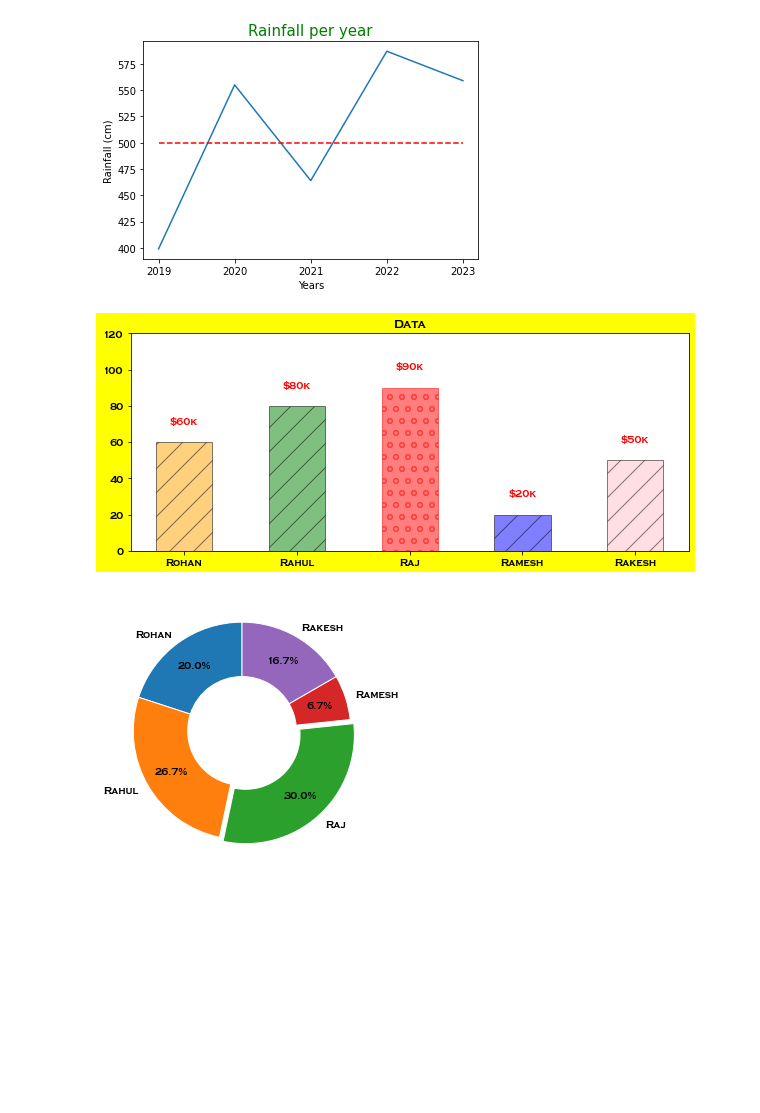
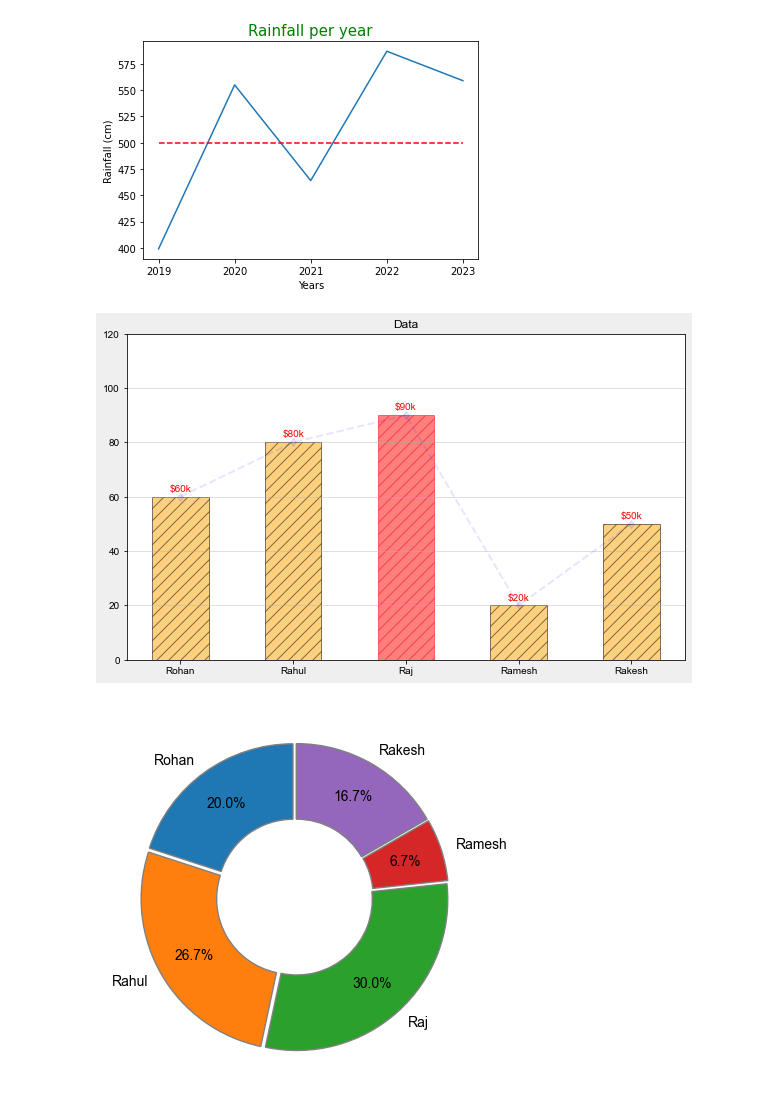
Before and after one commit to digipodium/2023-NOV-PYDS-1230-MTWF, a Jupyter notebook: data analysis/graphs.ipynb, the cells around one changed output. Cells and saved outputs as stored; diff of their text form; code cells hidden in the pictures; blank space fills up the shorter version.

Commit message:
graphs

```diff
--- a/data analysis/graphs.ipynb
+++ b/data analysis/graphs.ipynb
@@ -34,39 +40,42 @@ plt.show()
 # %% [output]
 [figure]
 # %%
-plt.rcParams['font.family'] = 'Copperplate Gothic Bold'
-plt.figure(figsize=(10, 4), facecolor='yellow')
+plt.rcParams['font.family'] = 'Arial'
+plt.figure(figsize=(10, 6), facecolor='#efefef')
 x = np.array(['Rohan', 'Rahul', 'Raj', 'Ramesh', 'Rakesh'])
 y = np.array([60, 80, 90, 20, 50])
+y2 = np.array([50, 70, 80, 10, 40])
 bars = plt.bar(x, y,
-        color=['orange','green','red','blue','pink'],
+        color=['orange'],
         alpha=.5, edgecolor='black',
-        linewidth=1, hatch='/', width=.5)
-bars[2].set_hatch('o')
+        linewidth=1, hatch='//', width=.5)
+plt.plot(x, y, color='blue', marker='d', linestyle='--', alpha=.1, linewidth=2)
 bars[2].set_color('red')
 plt.title("Data")
 plt.ylim(0, 120)
 for bar in bars:
     plt.text(bar.get_x()+bar.get_width()/2,
-             bar.get_height()+10,
+             bar.get_height()+2,
              f"${bar.get_height()}k",
              fontsize=10, color='red',
              ha='center')
+plt.grid(axis='y', alpha=.5)
 plt.show()
 # %% [output]
-[figure, old version]
+[figure, new version]
 # %%
-plt.figure(figsize=(5, 5), facecolor='white')
+plt.figure(figsize=(5, 5), facecolor='white', dpi=100)
 plt.pie(
     y,
     labels = x,
-    explode = [0, 0, .05, 0, 0],
+    explode = [.02]*x.size,
     autopct='%.1f%%',
     pctdistance=.75,
     counterclock=True,
     startangle=90,
-    wedgeprops={'width':.5, 'edgecolor':'white'}, # donut chart
+    wedgeprops={'width':.5, 'edgecolor':'gray'}, # donut chart
+    textprops={'fontsize':10}
 )
 plt.show()
 # %% [output]
-[figure, old version]
+[figure, new version]
```
Also changed, not shown: parts of 3 cells of this notebook.
